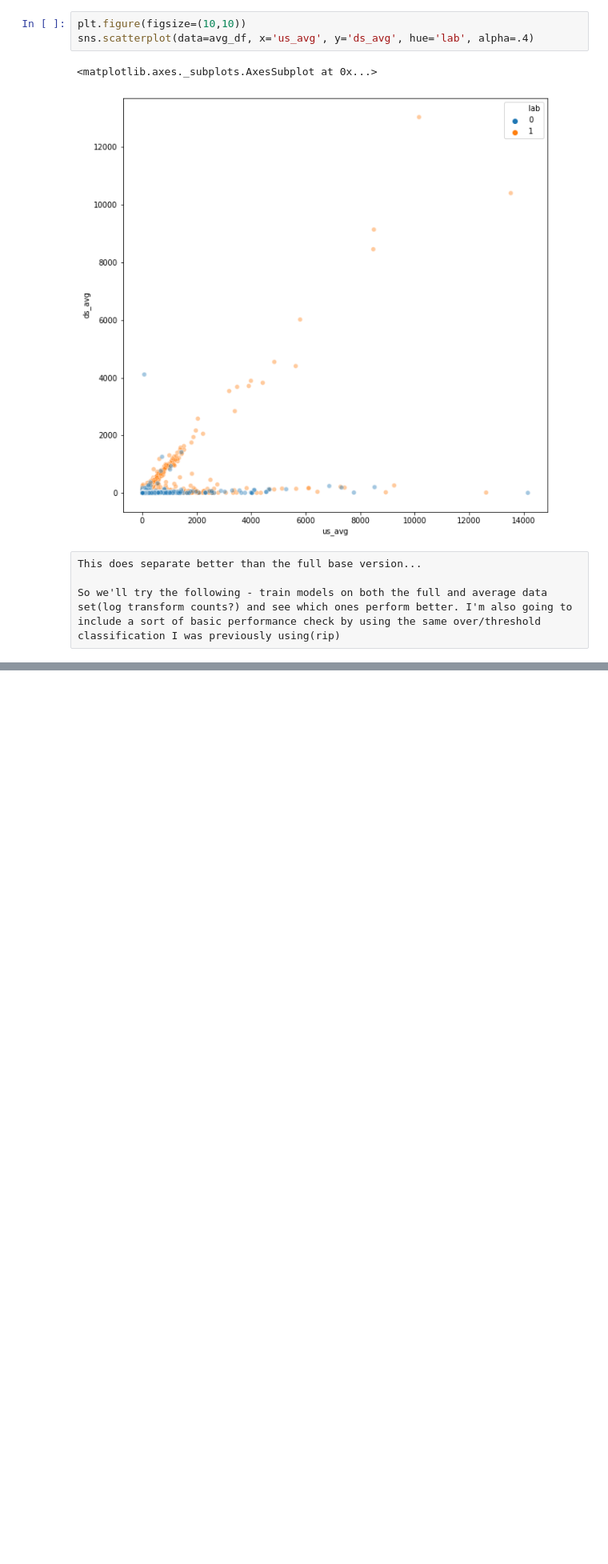
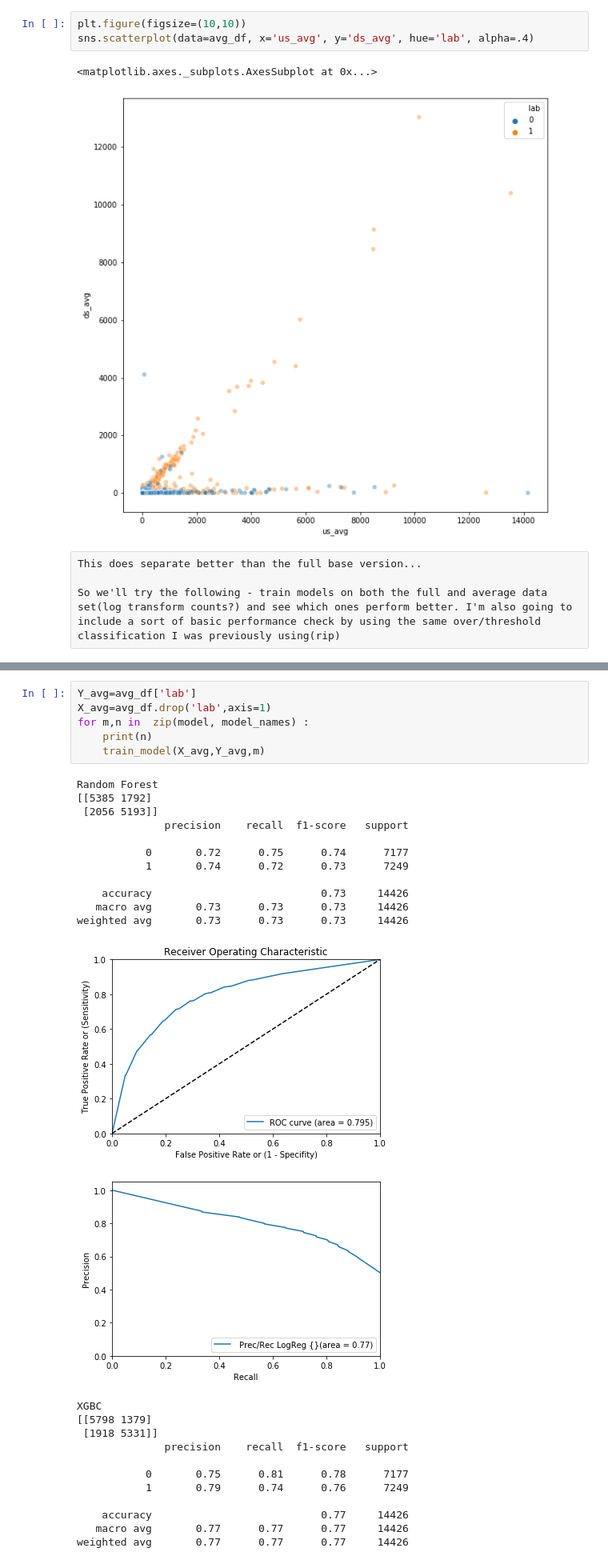
Before and after one commit to vinay-swamy/eyesplice_predictor, a Jupyter notebook: notebooks/explore_data.ipynb, the cells around one changed output, grey strips where cells are left out. Shown at 80% size. Saved outputs shown, nothing was run; the diff lists cells and outputs as text; blank space fills up the shorter version.

```diff
--- a/notebooks/explore_data.ipynb
+++ b/notebooks/explore_data.ipynb
@@ -126,0 +230,31 @@ So we'll try the following - train models on both the full and average data set(
+# %%
+Y_avg=avg_df['lab']
+X_avg=avg_df.drop('lab',axis=1)
+for m,n in  zip(model, model_names) :
+    print(n)
+    train_model(X_avg,Y_avg,m)
+# %% [output]
+Random Forest
+[[5385 1792]
+ [2056 5193]]
+              precision    recall  f1-score   support
+
+           0       0.72      0.75      0.74      7177
+           1       0.74      0.72      0.73      7249
+
+    accuracy                           0.73     14426
+   macro avg       0.73      0.73      0.73     14426
+weighted avg       0.73      0.73      0.73     14426
+[figure, added]
+[figure, added]
+XGBC
+[[5798 1379]
+ [1918 5331]]
+              precision    recall  f1-score   support
+
+           0       0.75      0.81      0.78      7177
+           1       0.79      0.74      0.76      7249
+
+    accuracy                           0.77     14426
+   macro avg       0.77      0.77      0.77     14426
+weighted avg       0.77      0.77      0.77     14426
```
Also changed, not shown: parts of 12 cells of this notebook.
